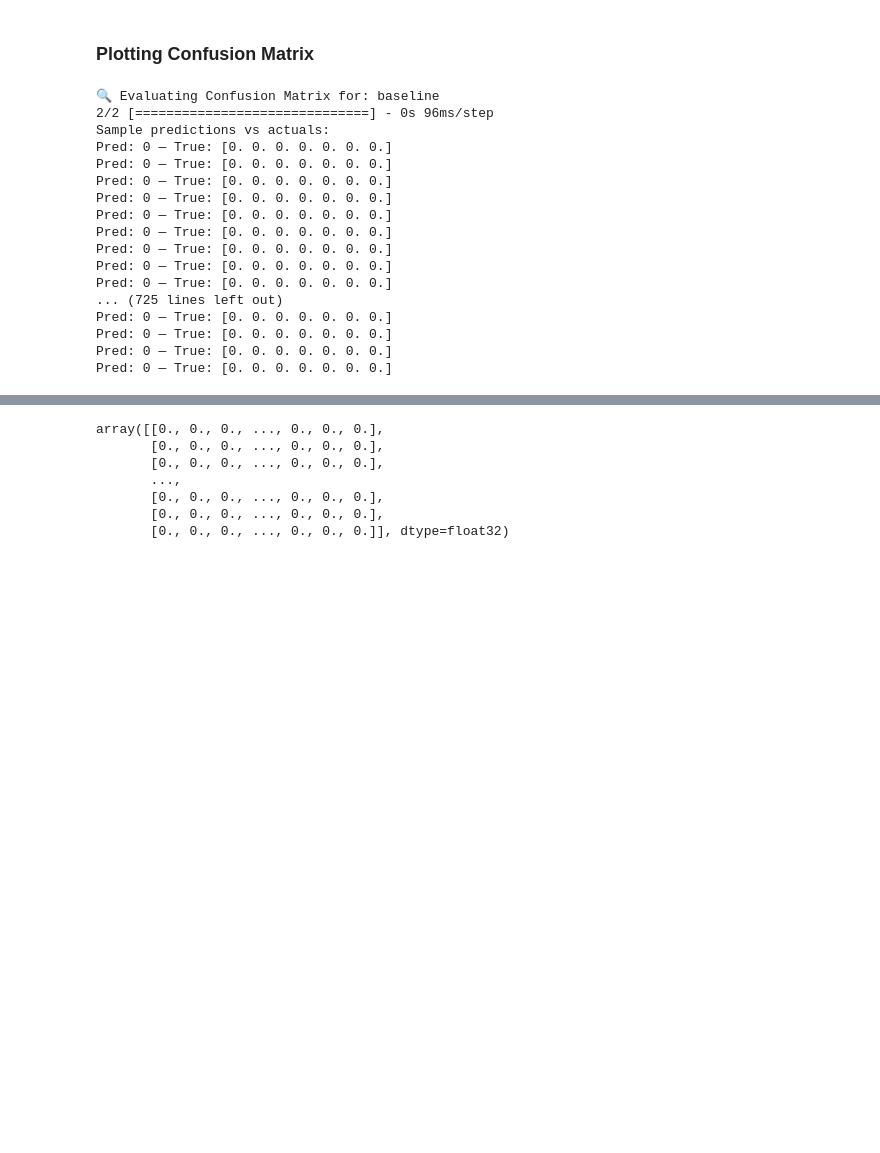
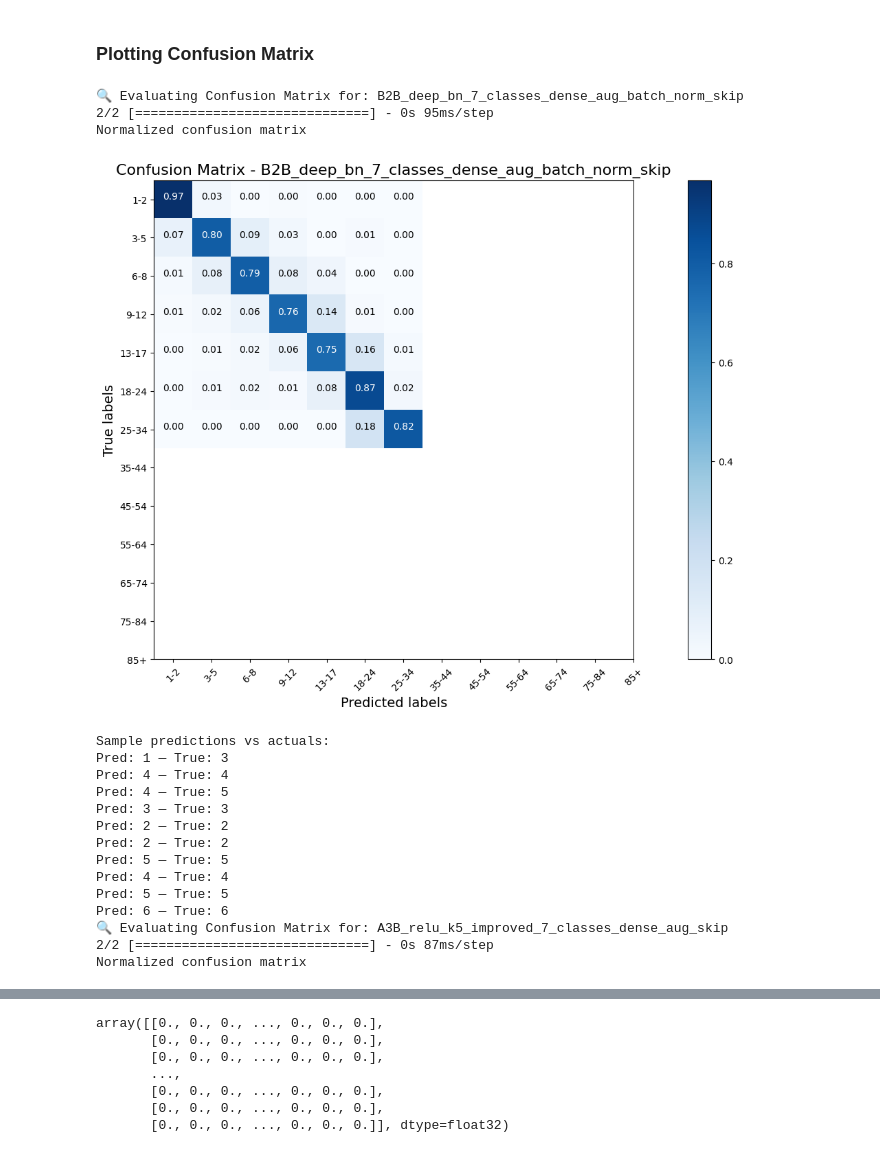
Before and after one commit to MocanuPaulC/DL-assignment, a Jupyter notebook: part_1/training_notebook.ipynb, the cells around one changed output, grey strips where cells are left out. Cells and saved outputs as stored; diff of their text form; code cells hidden in the pictures; blank space fills up the shorter version.

```diff
--- a/part_1/training_notebook.ipynb
+++ b/part_1/training_notebook.ipynb
@@ -715,0 +752,19 @@ def get_preds_and_labels(model, dataset):
+# %%
+import ast
+ratio=1
+model_list_loaded=pd.read_csv(f"model_summary_config_9.csv")
+model_list = []
+for _, row in model_list_loaded.iterrows():
+    if pd.notna(row["history"]):
+        history_dict = ast.literal_eval(row["history"])
+        print(row["aug_data"])
+        model_list.append({
+            "name": row["name"],
+            "history": history_dict,
+            "aug_data": row["aug_data"],
+            "channels": row["channels"],
+            "batch_size": row["batch_size"],
+            "num_classes": row["num_classes"],
+            "normalize": row["normalize"],
+            "task": row["task"]
+        })
@@ -756,12 +818,12 @@ val_label                     list                    n=699
 val_sample                    tuple                   n=2
 # %%
 
-
+config_count=9
 # Loop through each trained model entry
 for i, entry in enumerate(model_list):
 
         model_name = entry["name"]
-        best_model_path = f"{entry['task']}_saved_models_config_{config_count}/{model_name}_best_model.keras"
+        best_model_path = f"saved_models_config_{config_count}/{model_name}_best_model.keras"
 
         test_dataset = entry['test_data']
         # Load the best saved model
@@ -777,11 +839,16 @@ for i, entry in enumerate(model_list):
         for label, score in zip(model_labels, model_score):
             print(f"   {label}: {round(score, 4)}")
         print("-" * 40)
-        # y_pred = model.predict(test_dataset)
-        # y_true = np.concatenate([y for x, y in test_dataset], axis=0)
+        y_pred = model.predict(test_dataset)
+        y_true = np.concatenate([y for x, y in test_dataset], axis=0)
 
         # Print predicted vs true values
-        # print("📋 Predictions vs Ground Truth:")
+        print("📋 Predictions vs Ground Truth:")
         # for pred, true in zip(y_pred.flatten(), y_true.flatten()):
-        #     print(f"   Predicted: {round(pred, 2)} — Actual: {int(true)}")
+            # print(f"   Predicted: {round(pred, 2)} — Actual: {int(true)}")
+        pred_classes = np.argmax(y_pred, axis=1)
+        true_classes = np.argmax(y_true, axis=1)
+
+        for pred, true in zip(pred_classes, true_classes):
+            print(f"   Predicted: {pred} — Actual: {true}")
 # %% [output]
@@ -844,54 +916,59 @@ for i, entry in enumerate(model_list):
     model_name = entry["name"]
 
 
-    best_model_path = entry["best_model_path"]
+    # best_model_path = entry["best_model_path"]
+    best_model_path = f"saved_models_config_{config_count}/{model_name}_best_model.keras"
     test_dataset = entry['test_data']
 
     print(f"🔍 Evaluating Confusion Matrix for: {model_name}")
 
     # Load the best saved model
     model = load_model(best_model_path)
 
     # Predict class probabilities
     model_pred_probs = model.predict(test_dataset)
     model_pred = model_pred_probs.argmax(axis=-1)
     y_pred, y_true = get_preds_and_labels(model, test_dataset)
 
     # y_true = dict_for_data["test"]["labels_regr"]
 
     # Compute confusion matrix
     if entry["task"]=="classification":
+        if len(y_true.shape) > 1 and y_true.shape[1] > 1:  # One-hot check
+            y_true = np.argmax(y_true, axis=-1)
+
         conf_mat = confusion_matrix(y_true, model_pred)
 
         # Plot confusion matrix
         plt.figure(figsize=(16, 8))
         plot_confusion_matrix(
             conf_mat,
             cm_plot_labels,
             normalize=True,
             title=f"Confusion Matrix - {model_name}",
             export_as=None  # Change to f"{model_name}_confmat" to save
         )
         plt.show()
 
     print("Sample predictions vs actuals:")
     for pred, true in zip(y_pred[:10], y_true[:10]):
         print(f"Pred: {pred} — True: {true}")
 # %% [output]
-🔍 Evaluating Confusion Matrix for: baseline
-2/2 [==============================] - 0s 96ms/step
-Sample predictions vs actuals:
-Pred: 0 — True: [0. 0. 0. 0. 0. 0. 0.]
-Pred: 0 — True: [0. 0. 0. 0. 0. 0. 0.]
-Pred: 0 — True: [0. 0. 0. 0. 0. 0. 0.]
-Pred: 0 — True: [0. 0. 0. 0. 0. 0. 0.]
-Pred: 0 — True: [0. 0. 0. 0. 0. 0. 0.]
-Pred: 0 — True: [0. 0. 0. 0. 0. 0. 0.]
-Pred: 0 — True: [0. 0. 0. 0. 0. 0. 0.]
-Pred: 0 — True: [0. 0. 0. 0. 0. 0. 0.]
-Pred: 0 — True: [0. 0. 0. 0. 0. 0. 0.]
-... (725 lines left out)
-Pred: 0 — True: [0. 0. 0. 0. 0. 0. 0.]
-Pred: 0 — True: [0. 0. 0. 0. 0. 0. 0.]
-Pred: 0 — True: [0. 0. 0. 0. 0. 0. 0.]
-Pred: 0 — True: [0. 0. 0. 0. 0. 0. 0.]
+🔍 Evaluating Confusion Matrix for: B2B_deep_bn_7_classes_dense_aug_batch_norm_skip
+2/2 [==============================] - 0s 95ms/step
+Normalized confusion matrix
+[figure, added]
+Sample predictions vs actuals:
+Pred: 1 — True: 3
+Pred: 4 — True: 4
+Pred: 4 — True: 5
+Pred: 3 — True: 3
+Pred: 2 — True: 2
+Pred: 2 — True: 2
+Pred: 5 — True: 5
+Pred: 4 — True: 4
+Pred: 5 — True: 5
+Pred: 6 — True: 6
+🔍 Evaluating Confusion Matrix for: A3B_relu_k5_improved_7_classes_dense_aug_skip
+2/2 [==============================] - 0s 87ms/step
+Normalized confusion matrix
```
Also changed, not shown: parts of 11 cells of this notebook, 6 other files.
